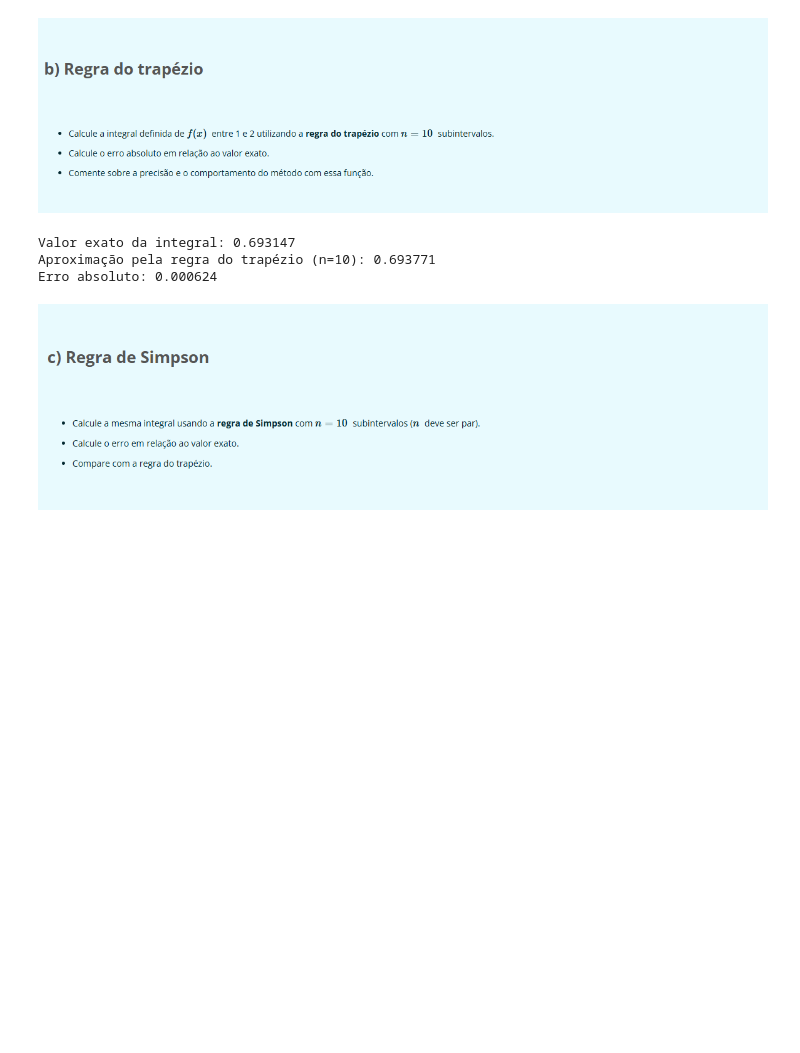
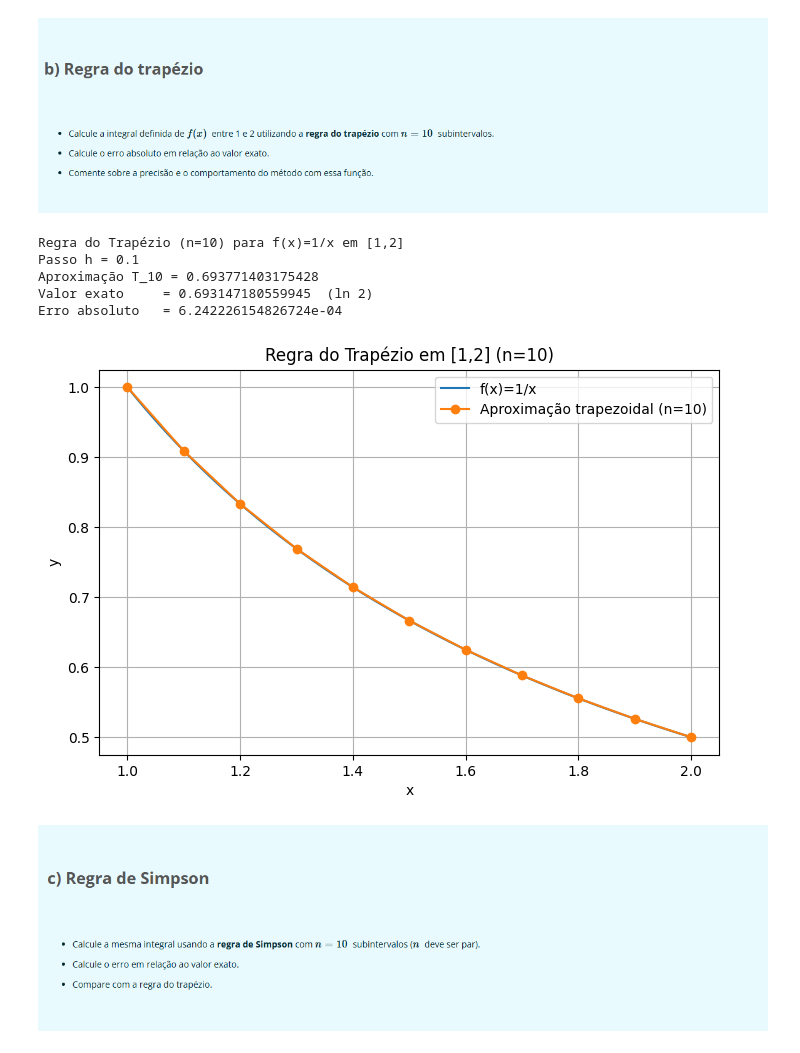
Before and after one commit to Analima123/AV7, a Jupyter notebook: AV7.ipynb, the cells around one changed output. Saved outputs shown, nothing was run; the diff lists cells and outputs as text; code cells hidden in the pictures; blank space fills up the shorter version.

```diff
--- a/AV7.ipynb
+++ b/AV7.ipynb
@@ -34,20 +47,53 @@ plt.show()
 # %% [markdown]
 ![image.png](attachment:image.png)
-# %%
-n = 10
-x_trap = np.linspace(1, 2, n+1)
-y_trap = 1 / x_trap
-h = (2 - 1) / n
-trapz = (h / 2) * (y_trap[0] + 2 * np.sum(y_trap[1:-1]) + y_trap[-1])
-exact = np.log(2)
-error = abs(trapz - exact)
-
-print(f"Valor exato da integral: {exact:.6f}")
-print(f"Aproximação pela regra do trapézio (n=10): {trapz:.6f}")
-print(f"Erro absoluto: {error:.6f}")
-# %% [output]
-Valor exato da integral: 0.693147
-Aproximação pela regra do trapézio (n=10): 0.693771
-Erro absoluto: 0.000624
+# %%
+# Parte B — Regra do Trapézio para f(x)=1/x em [1,2] com n=10
+
+import numpy as np
+import matplotlib.pyplot as plt
+from math import log
+
+# ---- dados do problema ----
+def f(x):
+    return 1.0/np.array(x, dtype=float)
+
+a, b = 1.0, 2.0
+n = 10
+h = (b - a) / n
+
+# ---- nós e valores ----
+x = np.linspace(a, b, n + 1)
+y = f(x)
+
+# ---- regra do trapézio composta ----
+T = h * (0.5*y[0] + y[1:-1].sum() + 0.5*y[-1])
+
+# ---- valor exato e erro ----
+I_exato = log(2.0)
+erro_abs = abs(I_exato - T)
+
+# ---- saída numérica ----
+print("Regra do Trapézio (n=10) para f(x)=1/x em [1,2]")
+print(f"Passo h = {h}")
+print(f"Aproximação T_10 = {T:.15f}")
+print(f"Valor exato     = {I_exato:.15f}  (ln 2)")
+print(f"Erro absoluto   = {erro_abs:.15e}")
+
+# ---- gráfico opcional: curva + poligonal dos trapézios ----
+xx = np.linspace(a, b, 400)
+plt.figure(figsize=(8,5))
+plt.plot(xx, f(xx), label='f(x)=1/x')
+plt.plot(x, y, marker='o', linestyle='-', label='Aproximação trapezoidal (n=10)')
+plt.title('Regra do Trapézio em [1,2] (n=10)')
+plt.xlabel('x'); plt.ylabel('y')
+plt.grid(True); plt.legend()
+plt.show()
+# %% [output]
+Regra do Trapézio (n=10) para f(x)=1/x em [1,2]
+Passo h = 0.1
+Aproximação T_10 = 0.693771403175428
+Valor exato     = 0.693147180559945  (ln 2)
+Erro absoluto   = 6.242226154826724e-04
+[figure, added]
 # %% [markdown]
 ![image.png](attachment:image.png)
```
Also changed, not shown: parts of 36 cells of this notebook, 1 other file.
